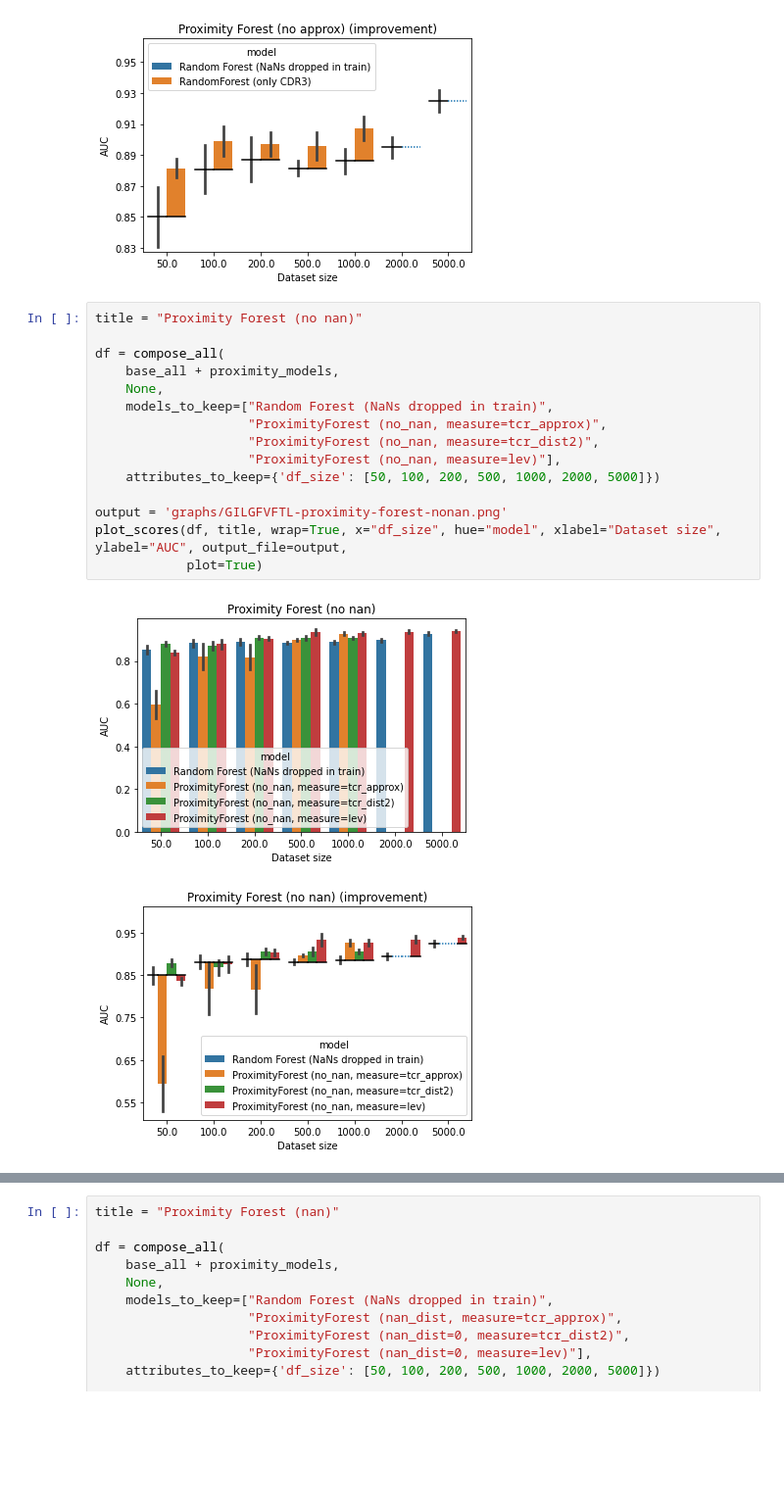
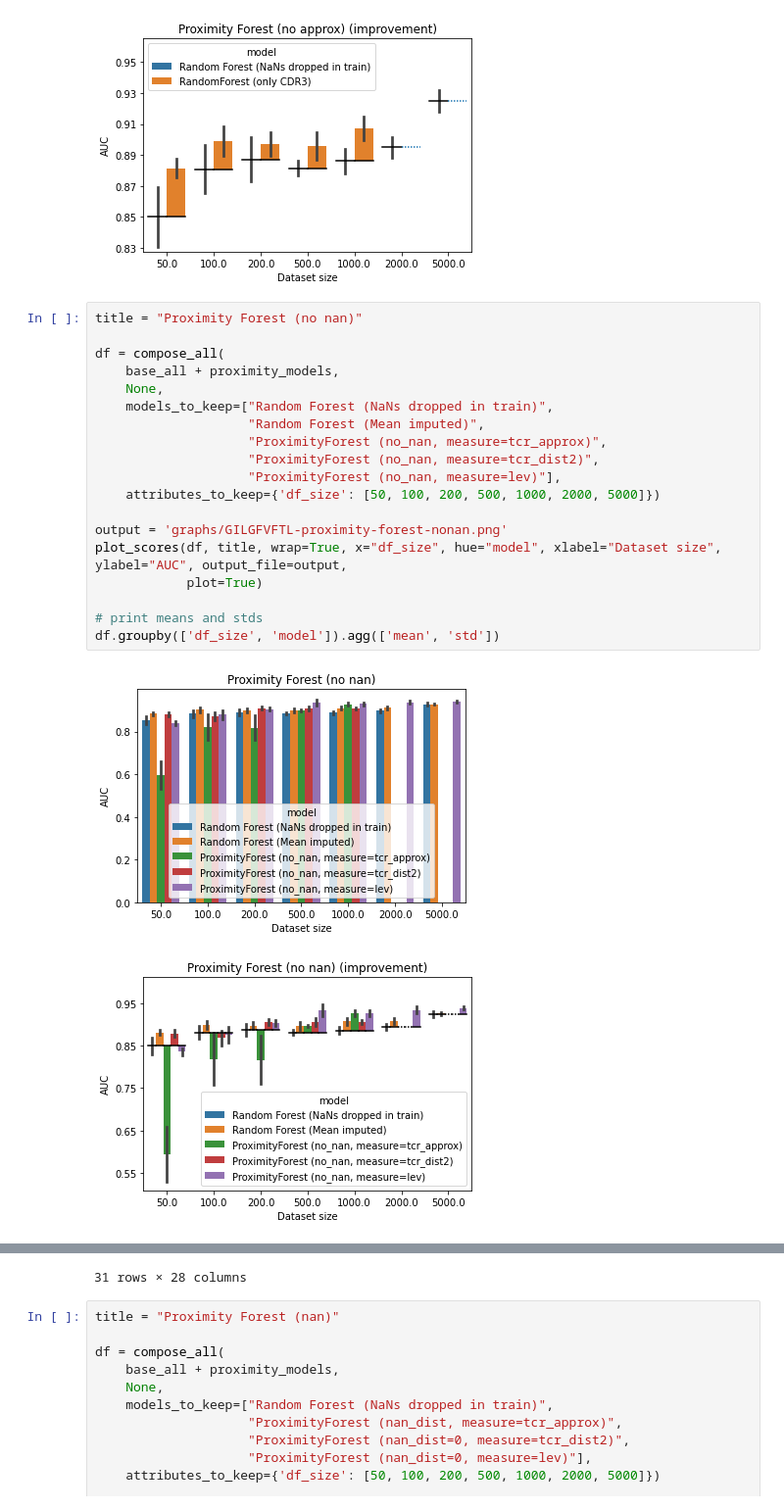
Before and after one commit to arnodeceuninck/thesis, a Jupyter notebook: 99.1 compose.ipynb, the cells around one changed output, grey strips where cells are left out. Shown at 98% size. Drawn from its saved outputs; the diff is of its cells as text; blank space fills up the shorter version.

```diff
--- a/99.1 compose.ipynb
+++ b/99.1 compose.ipynb
@@ -364,18 +322,22 @@ plot_scores(df, title, wrap=True, x="df_size", hue="model", xlabel="Dataset size
 # %%
 title = "Proximity Forest (no nan)"
 
 df = compose_all(
     base_all + proximity_models,
     None,
     models_to_keep=["Random Forest (NaNs dropped in train)",
+                    "Random Forest (Mean imputed)",
                     "ProximityForest (no_nan, measure=tcr_approx)",
                     "ProximityForest (no_nan, measure=tcr_dist2)",
                     "ProximityForest (no_nan, measure=lev)"],
     attributes_to_keep={'df_size': [50, 100, 200, 500, 1000, 2000, 5000]})
 
 output = 'graphs/GILGFVFTL-proximity-forest-nonan.png'
 plot_scores(df, title, wrap=True, x="df_size", hue="model", xlabel="Dataset size", ylabel="AUC", output_file=output,
             plot=True)
+
+# print means and stds
+df.groupby(['df_size', 'model']).agg(['mean', 'std'])
 # %% [output]
-[figure, old version]
+[figure, new version]
-[figure, old version]
+[figure, new version]
@@ -382,3 +363,4 @@ plot_scores(df, title, wrap=True, x="df_size", hue="model", xlabel="Dataset size
+31 rows × 28 columns
 # %%
 title = "Proximity Forest (nan)"
 
```
Also changed, not shown: parts of 21 cells of this notebook, 7 other files.
